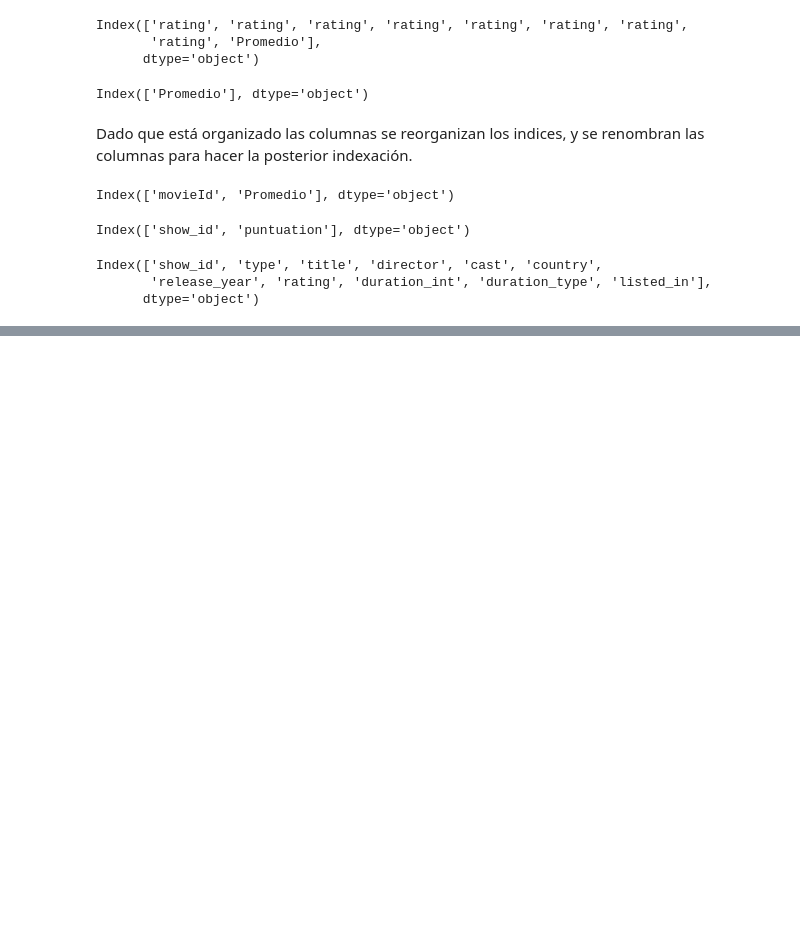
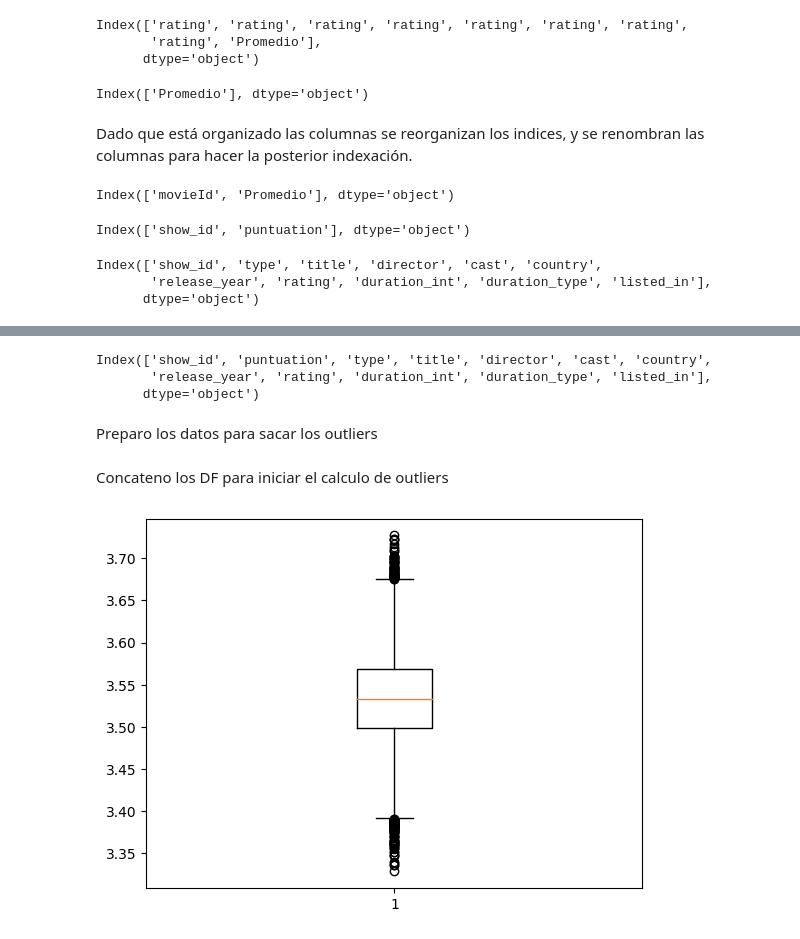
Before and after one commit to EmilianoEmanuelSosa/Data-science-on-streaming-platforms, a Jupyter notebook: Data_engineering.ipynb, the cells around one changed output, grey strips where cells are left out. Drawn from its saved outputs; the diff is of its cells as text; code cells hidden in the pictures; blank space fills up the shorter version.

Commit message:
<calculo outliers, las que consideré pertienente>patri

```diff
--- a/Data_engineering.ipynb
+++ b/Data_engineering.ipynb
@@ -371,0 +394,8 @@ dfAmazon.head(2)
+# %%
+dfAmazon.columns
+# %% [output]
+Index(['show_id', 'puntuation', 'type', 'title', 'director', 'cast', 'country',
+       'release_year', 'rating', 'duration_int', 'duration_type', 'listed_in'],
+      dtype='object')
+# %% [markdown]
+Preparo los datos para sacar los outliers
@@ -371,0 +405,22 @@ dfAmazon.head(2)
+# %% [markdown]
+Concateno los DF para iniciar el calculo de outliers
+# %%
+df_combinado = pd.concat([dfAmazon, dfDisney, dfHuluTitles, dfNetflix])  # Concatenar los DataFrames
+
+# Procedo a calcular la desviación estándar y la media para la columna "puntuation"
+Media = df_combinado['puntuation'].mean()
+DesviaciónEstandar = df_combinado['puntuation'].std()
+
+# Defino los límites superior e inferior
+LimiteSuperior = Media + 3 * DesviaciónEstandar
+LimiteInferior = Media - 3 * DesviaciónEstandar
+
+# Se identifican los outliers para la columna "puntuation"
+outlier_puntuation = df_combinado[(df_combinado['puntuation'] > LimiteSuperior) | (df_combinado['puntuation'] < LimiteInferior)]
+# %%
+#Para hacer más intuitivo la visualización de outliers en este caso se realiza un boxplot
+
+plt.boxplot(df_combinado['puntuation'], vert=True, showfliers=True)
+plt.show()
+# %% [output]
+[figure, added]
```
Also changed, not shown: parts of 9 cells of this notebook.
